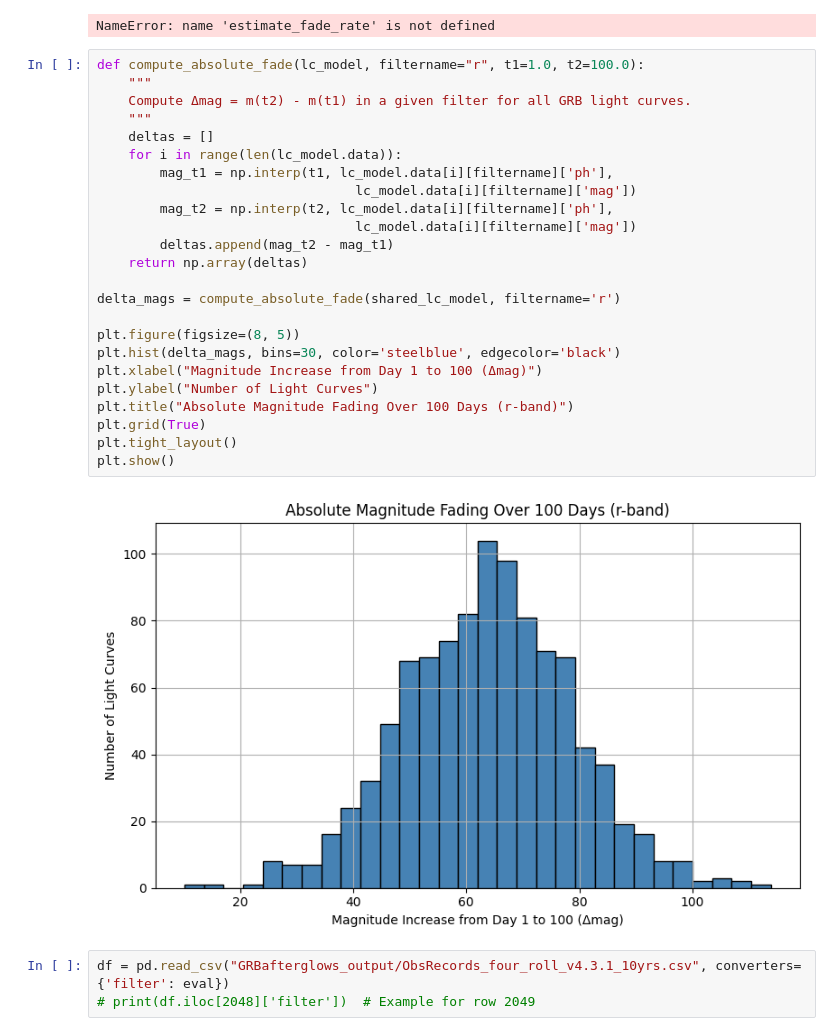
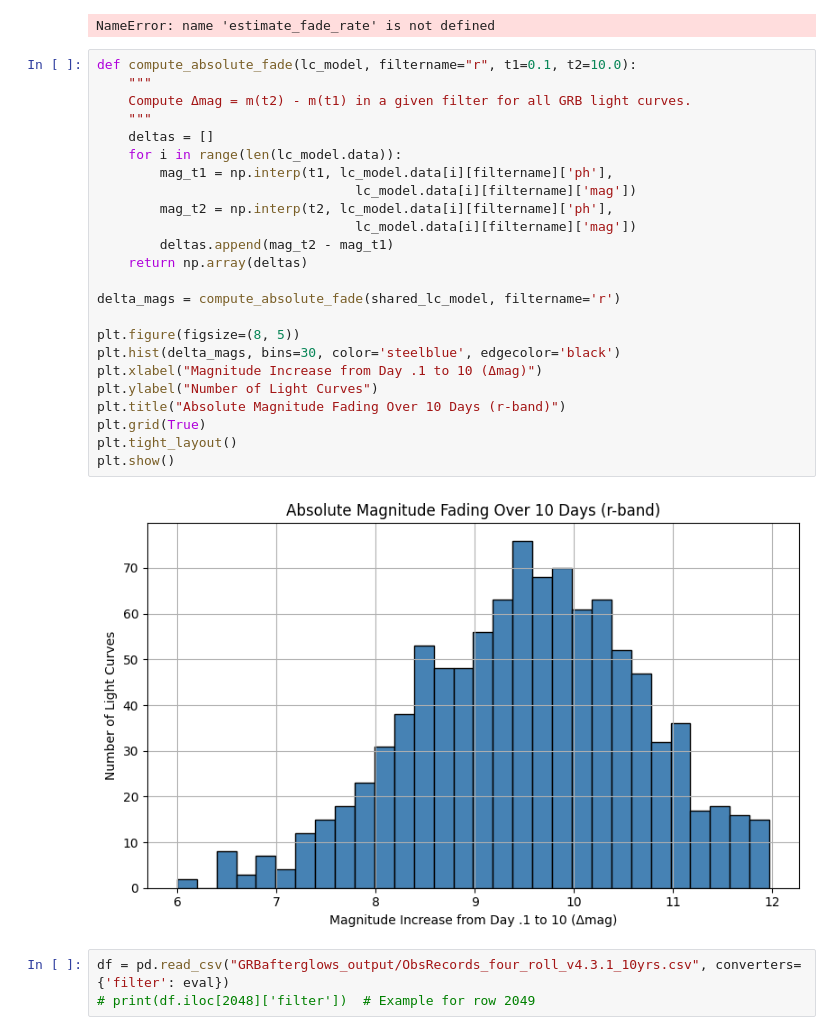
Before and after one commit to andra104/Multi_Transient_Metrics_Hub, a Jupyter notebook: GRBafterglows/working_local_fixedpop_GRBafterglows_script.ipynb, the cells around one changed output. Saved outputs shown, nothing was run; the diff lists cells and outputs as text.

Commit message:
changed magnitude numbers

```diff
--- a/GRBafterglows/working_local_fixedpop_GRBafterglows_script.ipynb
+++ b/GRBafterglows/working_local_fixedpop_GRBafterglows_script.ipynb
@@ -551,32 +583,32 @@ plt.grid(True)
 plt.show()
 # %% [output]
 NameError: name 'estimate_fade_rate' is not defined
-# %%
-def compute_absolute_fade(lc_model, filtername="r", t1=1.0, t2=100.0):
-    """
-    Compute Δmag = m(t2) - m(t1) in a given filter for all GRB light curves.
-    """
-    deltas = []
-    for i in range(len(lc_model.data)):
-        mag_t1 = np.interp(t1, lc_model.data[i][filtername]['ph'],
-                                 lc_model.data[i][filtername]['mag'])
-        mag_t2 = np.interp(t2, lc_model.data[i][filtername]['ph'],
-                                 lc_model.data[i][filtername]['mag'])
-        deltas.append(mag_t2 - mag_t1)
-    return np.array(deltas)
-
-delta_mags = compute_absolute_fade(shared_lc_model, filtername='r')
-
-plt.figure(figsize=(8, 5))
-plt.hist(delta_mags, bins=30, color='steelblue', edgecolor='black')
-plt.xlabel("Magnitude Increase from Day 1 to 100 (Δmag)")
-plt.ylabel("Number of Light Curves")
-plt.title("Absolute Magnitude Fading Over 100 Days (r-band)")
-plt.grid(True)
-plt.tight_layout()
-plt.show()
-# %% [output]
-[figure, removed]
+# %%
+def compute_absolute_fade(lc_model, filtername="r", t1=0.1, t2=10.0):
+    """
+    Compute Δmag = m(t2) - m(t1) in a given filter for all GRB light curves.
+    """
+    deltas = []
+    for i in range(len(lc_model.data)):
+        mag_t1 = np.interp(t1, lc_model.data[i][filtername]['ph'],
+                                 lc_model.data[i][filtername]['mag'])
+        mag_t2 = np.interp(t2, lc_model.data[i][filtername]['ph'],
+                                 lc_model.data[i][filtername]['mag'])
+        deltas.append(mag_t2 - mag_t1)
+    return np.array(deltas)
+
+delta_mags = compute_absolute_fade(shared_lc_model, filtername='r')
+
+plt.figure(figsize=(8, 5))
+plt.hist(delta_mags, bins=30, color='steelblue', edgecolor='black')
+plt.xlabel("Magnitude Increase from Day .1 to 10 (Δmag)")
+plt.ylabel("Number of Light Curves")
+plt.title("Absolute Magnitude Fading Over 10 Days (r-band)")
+plt.grid(True)
+plt.tight_layout()
+plt.show()
+# %% [output]
+[figure, added]
 # %%
 df = pd.read_csv("GRBafterglows_output/ObsRecords_four_roll_v4.3.1_10yrs.csv", converters={'filter': eval})
 # print(df.iloc[2048]['filter'])  # Example for row 2049
```
Also changed, not shown: parts of 9 cells of this notebook, 1 other file.
